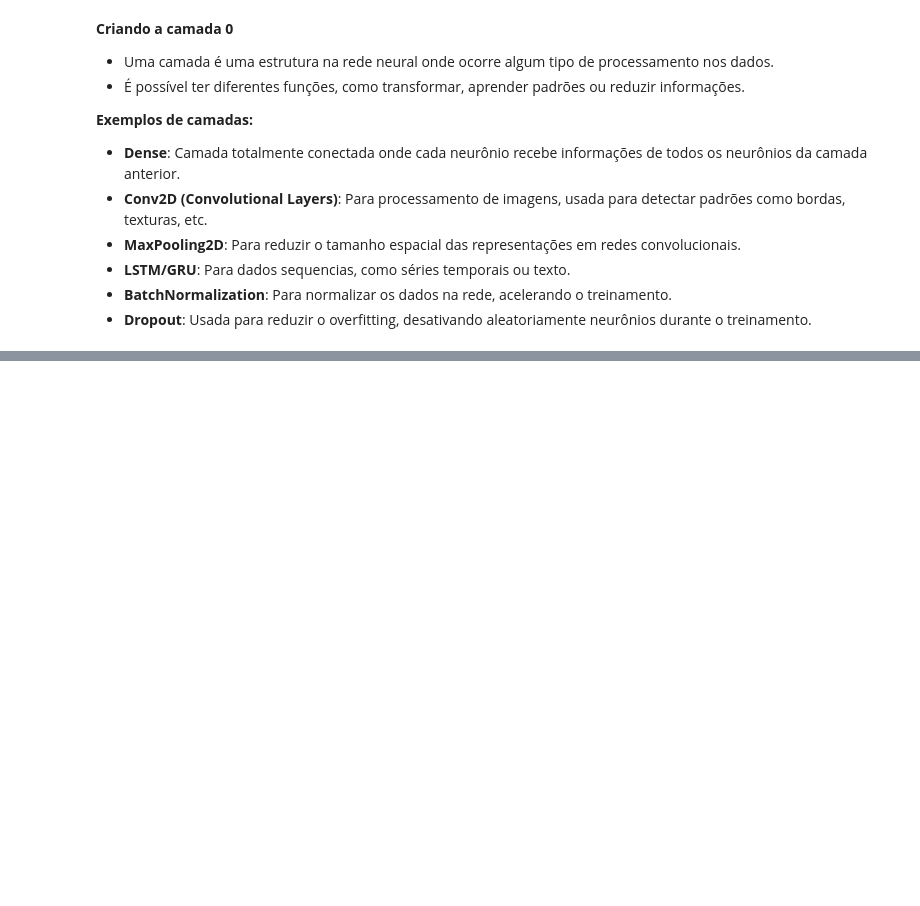
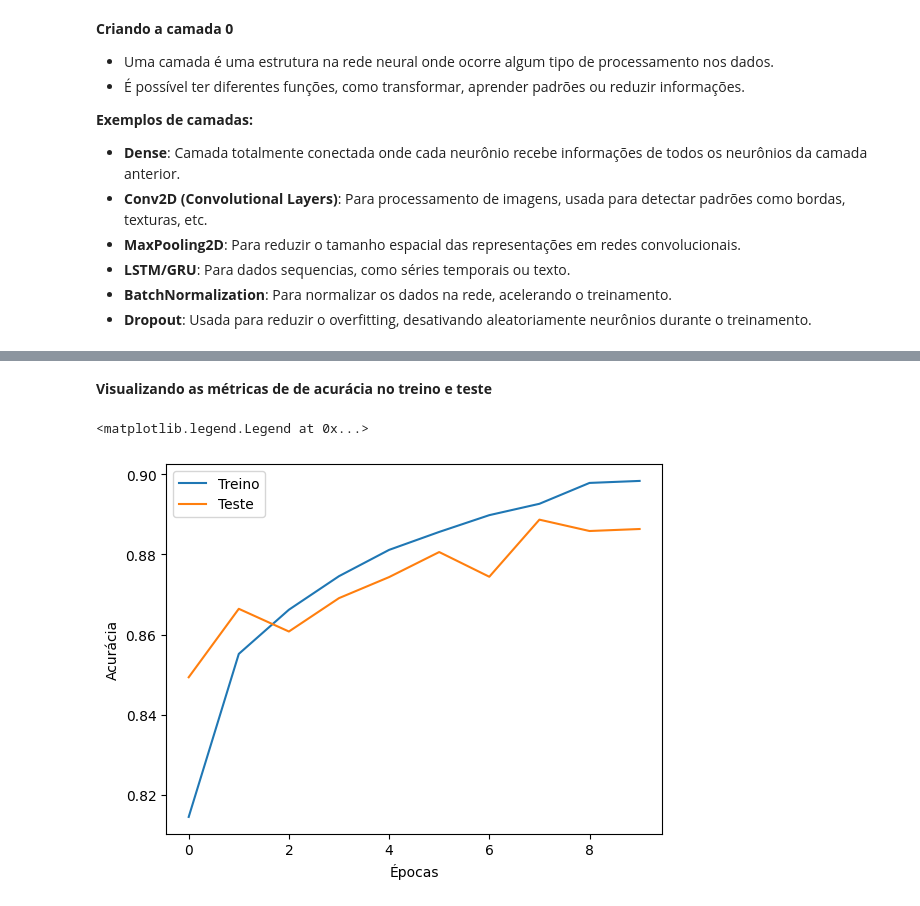
Before and after one commit to DiogoBotton/Deep_Learning_Learn, a Jupyter notebook: classificacao_de_roupas.ipynb, the cells around one changed output, grey strips where cells are left out. Drawn from its saved outputs; the diff is of its cells as text; code cells hidden in the pictures; blank space fills up the shorter version.

Commit message:
Aula introdutoria sobre keras e redes neurais finalizada, preciso estudar maisss aaaaaaaaaaaaa

```diff
--- a/classificacao_de_roupas.ipynb
+++ b/classificacao_de_roupas.ipynb
@@ -110,0 +152,4 @@ model.add(keras.layers.Dense(256, activation='relu'))
+# %%
+# Adicionando a camada de saída com 10 neurônios, pois temos 10 tipos de roupas no dataset
+# Com a função de ativação 'softmax' para classificação multiclasse
+model.add(keras.layers.Dense(10, activation='softmax'))
@@ -110,0 +171,4 @@ model.add(keras.layers.Dense(256, activation='relu'))
+# %%
+model.compile(optimizer='adam',
+              loss='sparse_categorical_crossentropy',
+              metrics=['accuracy']) # Adicionamos também a métrica de acurácia do treino
@@ -110,0 +190,2 @@ model.add(keras.layers.Dense(256, activation='relu'))
+# %%
+train_images = train_images / 255.0
@@ -110,0 +227,4 @@ model.add(keras.layers.Dense(256, activation='relu'))
+# %%
+history = model.fit(train_images, train_labels,
+          epochs=10, # Definindo a quantidade de épocas
+          validation_split=0.2) # Divide o conjunto de dados em 20% para validação
@@ -110,0 +252,11 @@ model.add(keras.layers.Dense(256, activation='relu'))
+# %% [markdown]
+**Visualizando as métricas de de acurácia no treino e teste**
+# %%
+plt.plot(history.history['accuracy'])
+plt.plot(history.history['val_accuracy'])
+plt.xlabel("Épocas")
+plt.ylabel("Acurácia")
+plt.legend(['Treino', 'Teste'])
+# %% [output]
+<matplotlib.legend.Legend at 0x...>
+[figure, added]
```
Also changed, not shown: parts of 20 cells of this notebook, 1 other file.
